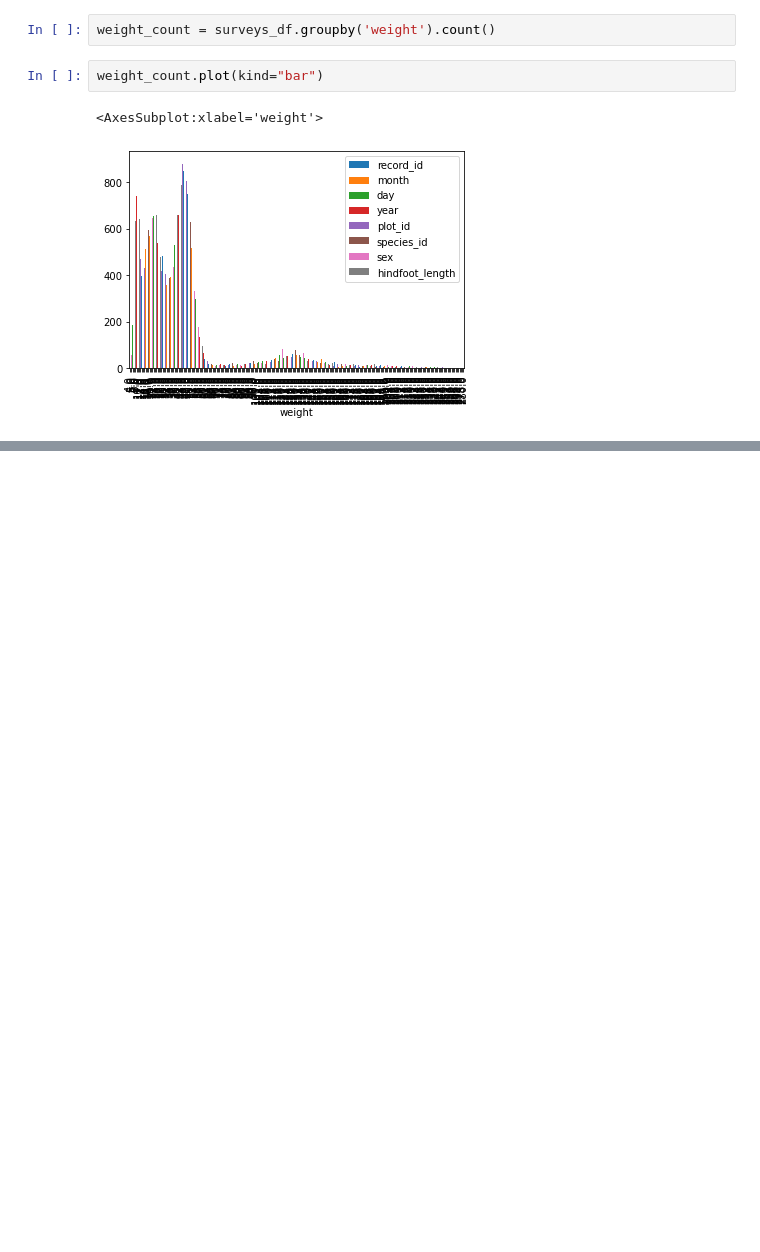
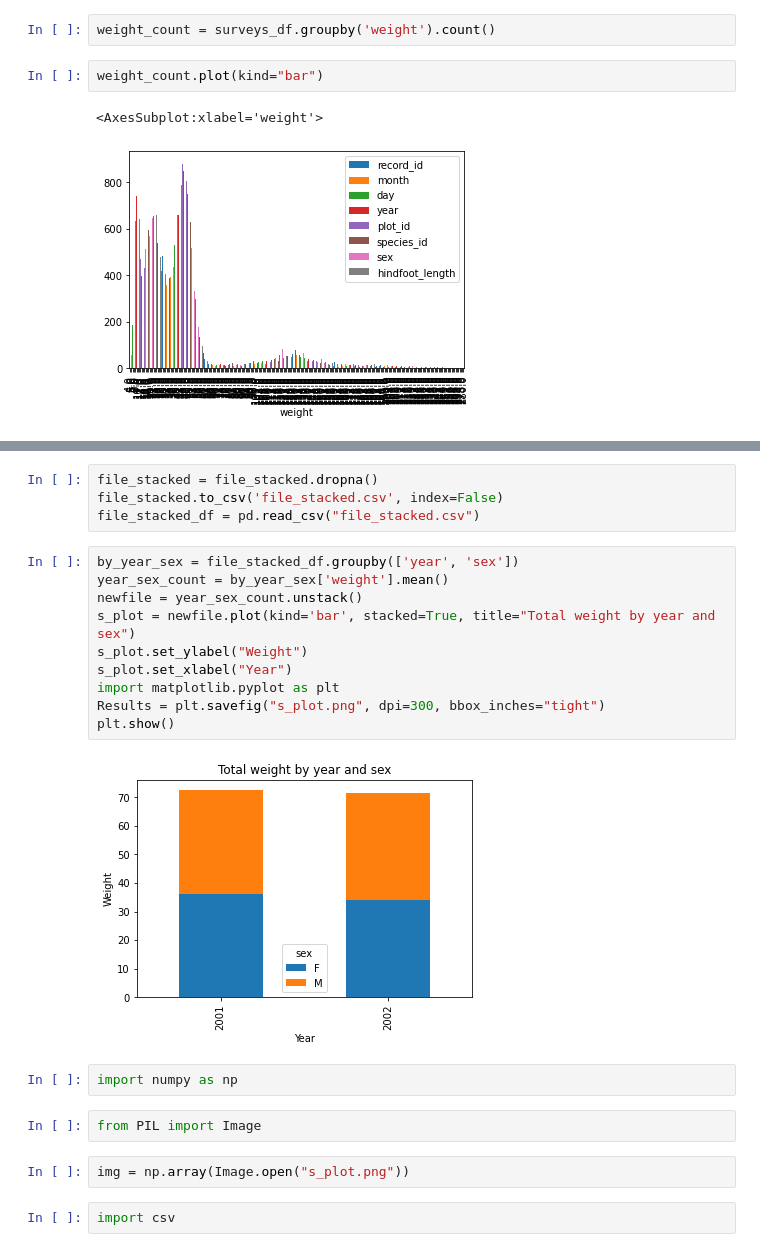
Before and after one commit to BryanAbuchery/LearningPython3, a Jupyter notebook: Bryan.ipynb, the cells around one changed output, grey strips where cells are left out. Drawn from its saved outputs; the diff is of its cells as text; blank space fills up the shorter version.

```diff
--- a/Bryan.ipynb
+++ b/Bryan.ipynb
@@ -77,0 +536,24 @@ weight_count.plot(kind="bar")
+# %%
+file_stacked = file_stacked.dropna()
+file_stacked.to_csv('file_stacked.csv', index=False)
+file_stacked_df = pd.read_csv("file_stacked.csv")
+# %%
+by_year_sex = file_stacked_df.groupby(['year', 'sex'])
+year_sex_count = by_year_sex['weight'].mean()
+newfile = year_sex_count.unstack()
+s_plot = newfile.plot(kind='bar', stacked=True, title="Total weight by year and sex")
+s_plot.set_ylabel("Weight")
+s_plot.set_xlabel("Year")
+import matplotlib.pyplot as plt
+Results = plt.savefig("s_plot.png", dpi=300, bbox_inches="tight")
+plt.show()
+# %% [output]
+[figure, added]
+# %%
+import numpy as np
+# %%
+from PIL import Image
+# %%
+img = np.array(Image.open("s_plot.png"))
+# %%
+import csv
```
Also changed, not shown: parts of 55 cells of this notebook, 6 other files.
